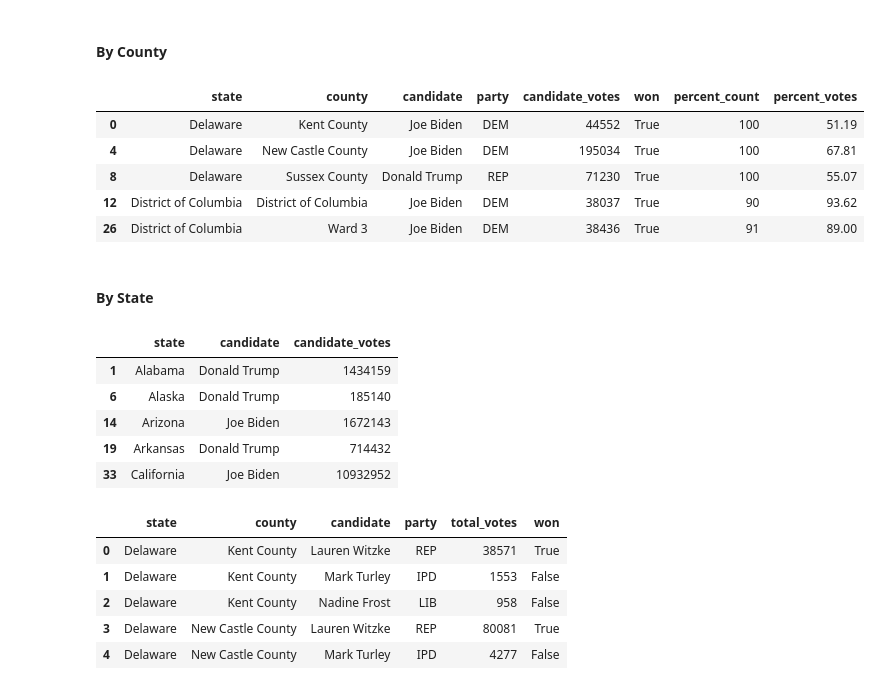
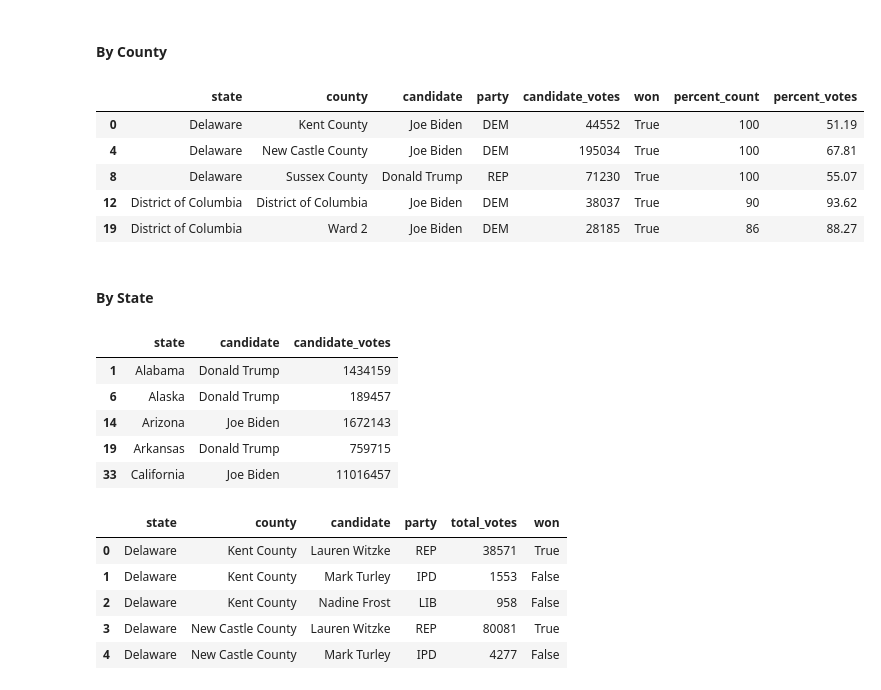
Before and after one commit to LeeProut/ETL-project, a Jupyter notebook: election2020.ipynb, the cells around one changed output. Drawn from its saved outputs; the diff is of its cells as text; code cells hidden in the pictures.

Commit message:
Remove Election's result Condition

```diff
--- a/election2020.ipynb
+++ b/election2020.ipynb
@@ -145,16 +145,16 @@ sen_ste_df.head()
 # %%
 psd_mrgd_df = psd_cn_df.merge(psd_cand_df, how='left', on=['state', 'county'])
 # %%
-psd_result_df = psd_mrgd_df.loc[psd_mrgd_df['percent'] >= 90]
-psd_result_cleaned_df = psd_result_df.rename(columns={'total_votes_x': 'total_votes',
+# psd_result_df = psd_mrgd_df.loc[psd_mrgd_df['percent'] >= 90]
+psd_result_cleaned_df = psd_mrgd_df.rename(columns={'total_votes_x': 'total_votes',
                                                       'total_votes_y': 'candidate_votes',
                                                      'percent': 'percent_count'}).copy()
-psd_completed_result_df = psd_result_cleaned_df[['state', 'county',
+psd_completed_result = psd_result_cleaned_df[['state', 'county',
        'candidate', 'party', 'candidate_votes', 'won', 'percent_count']].copy()
 
-psd_completed_result = psd_completed_result_df.assign(percent_votes = round(psd_completed_result_df.candidate_votes/psd_completed_result_df.groupby(['state','county']).candidate_votes.transform('sum')*100, 2))
+psd_completed_result_df = psd_completed_result.assign(percent_votes = round(psd_completed_result.candidate_votes/psd_completed_result.groupby(['state','county']).candidate_votes.transform('sum')*100, 2))
 
-psd_completed_result.head()
+psd_completed_result_df.head()
 # %% [output]
 |  | state | county | candidate | party | candidate_votes | won | percent_count | percent_votes |
 | 0 | Delaware | Kent County | Joe Biden | DEM | 44552 | True | 100 | 51.19 |
@@ -167,28 +184,28 @@ psd_completed_result.head()
 # %% [markdown]
 #### By County
 # %%
-psd_cn_winner_df = psd_completed_result.loc[psd_completed_result_df['won'] == True]
+psd_cn_winner_df = psd_completed_result_df.loc[psd_completed_result_df['won'] == True]
 psd_cn_winner_df.head()
 # %% [output]
 |  | state | county | candidate | party | candidate_votes | won | percent_count | percent_votes |
 | 0 | Delaware | Kent County | Joe Biden | DEM | 44552 | True | 100 | 51.19 |
 | 4 | Delaware | New Castle County | Joe Biden | DEM | 195034 | True | 100 | 67.81 |
 | 8 | Delaware | Sussex County | Donald Trump | REP | 71230 | True | 100 | 55.07 |
 | 12 | District of Columbia | District of Columbia | Joe Biden | DEM | 38037 | True | 90 | 93.62 |
-| 26 | District of Columbia | Ward 3 | Joe Biden | DEM | 38436 | True | 91 | 89.00 |
+| 19 | District of Columbia | Ward 2 | Joe Biden | DEM | 28185 | True | 86 | 88.27 |
 # %% [markdown]
 #### By State
 # %%
-psd_st_winner_votes = psd_completed_result.groupby(['state', 'candidate']).agg({'candidate_votes':sum}).reset_index(['state', 'candidate'])
+psd_st_winner_votes = psd_completed_result_df.groupby(['state', 'candidate']).agg({'candidate_votes':sum}).reset_index(['state', 'candidate'])
 psd_st_winner_df = psd_st_winner_votes[psd_st_winner_votes['candidate_votes'] == psd_st_winner_votes.groupby(['state'])['candidate_votes'].transform('max')]
 psd_st_winner_df.head()
 # %% [output]
 |  | state | candidate | candidate_votes |
 | 1 | Alabama | Donald Trump | 1434159 |
-| 6 | Alaska | Donald Trump | 185140 |
+| 6 | Alaska | Donald Trump | 189457 |
 | 14 | Arizona | Joe Biden | 1672143 |
-| 19 | Arkansas | Donald Trump | 714432 |
-| 33 | California | Joe Biden | 10932952 |
+| 19 | Arkansas | Donald Trump | 759715 |
+| 33 | California | Joe Biden | 11016457 |
 # %%
 sen_cand_win_df = sen_cand_df[sen_cand_df['total_votes'] == sen_cand_df.groupby(['state','county'])['total_votes'].transform('max')]
 sen_winner_index = sen_cand_win_df.index
```
Also changed, not shown: parts of 1 cell of this notebook.
